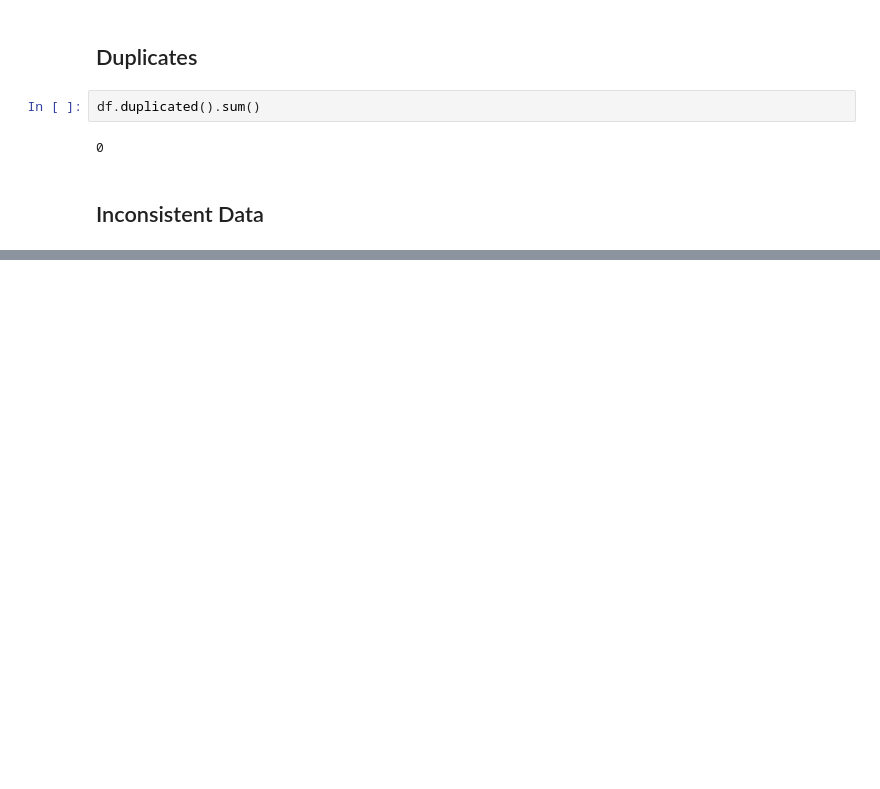
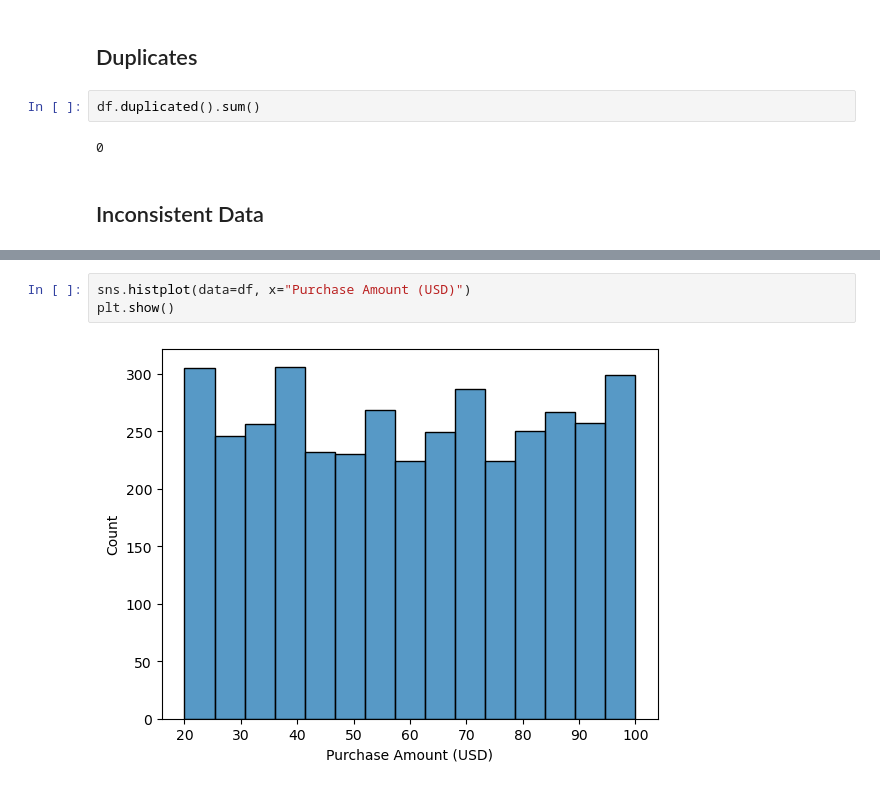
Before and after one commit to hyaesm/e-commerce-shopping-habits-eda, a Jupyter notebook: DSPT14-Individual-Project-E-Commerce-Consumer-Behavior-EDA.ipynb, the cells around one changed output, grey strips where cells are left out. Cells and saved outputs as stored; diff of their text form; blank space fills up the shorter version.

```diff
--- a/DSPT14-Individual-Project-E-Commerce-Consumer-Behavior-EDA.ipynb
+++ b/DSPT14-Individual-Project-E-Commerce-Consumer-Behavior-EDA.ipynb
@@ -232,0 +274,5 @@ df.duplicated().sum()
+# %%
+sns.histplot(data=df, x="Purchase Amount (USD)")
+plt.show()
+# %% [output]
+[figure, added]
```
Also changed, not shown: parts of 9 cells of this notebook.
